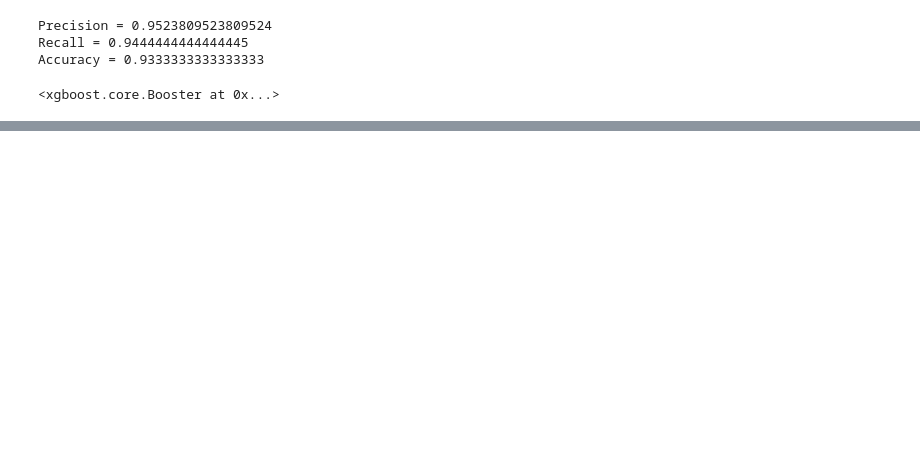
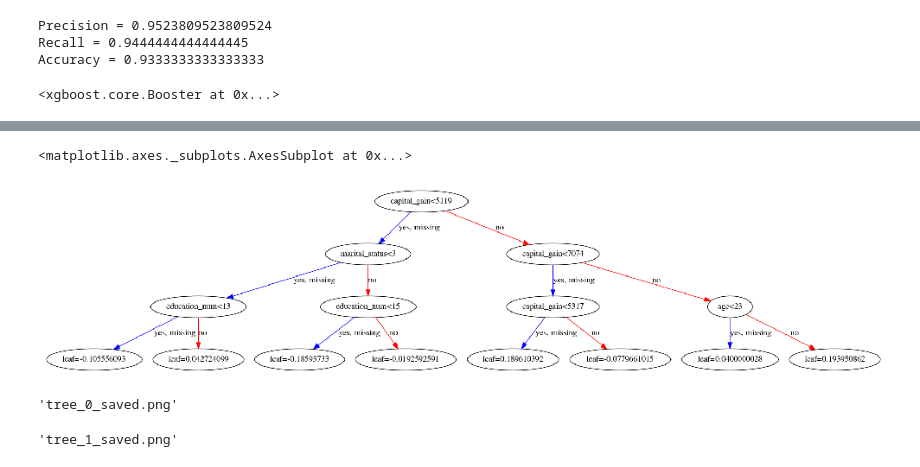
Before and after one commit to stuartzong/xgboost, a Jupyter notebook: xgboost_20190530.ipynb, the cells around one changed output, grey strips where cells are left out. Cells and saved outputs as stored; diff of their text form; code cells hidden in the pictures; blank space fills up the shorter version.

```diff
--- a/xgboost_20190530.ipynb
+++ b/xgboost_20190530.ipynb
@@ -172,0 +312,19 @@ model
+# %%
+f, ax = plt.subplots(figsize=(14, 8))
+xgb.plot_tree(final_gb, num_trees=0, ax=ax)
+plt.tight_layout()
+plt.show()
+# %% [output]
+<matplotlib.axes._subplots.AxesSubplot at 0x...>
+[figure, added]
+# %%
+graph_to_save = xgb.to_graphviz(final_gb, num_trees = 0)
+graph_to_save.format = 'png'
+graph_to_save.render('tree_0_saved')      # a tree_saved.png will be saved in the root directory
+
+graph_to_save = xgb.to_graphviz(final_gb, num_trees = 1)
+graph_to_save.format = 'png'
+graph_to_save.render('tree_1_saved')
+# %% [output]
+'tree_0_saved.png'
+'tree_1_saved.png'
```
Also changed, not shown: parts of 29 cells of this notebook.
